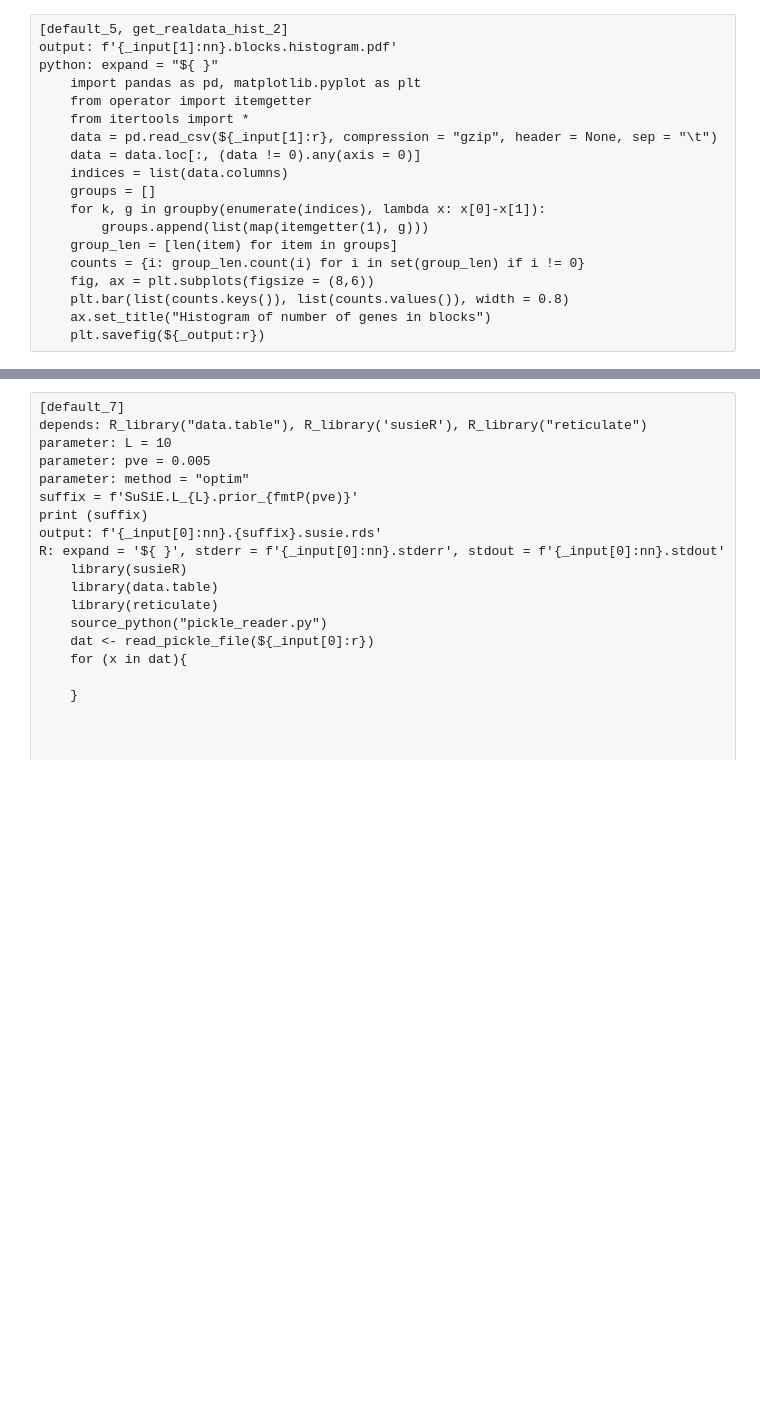
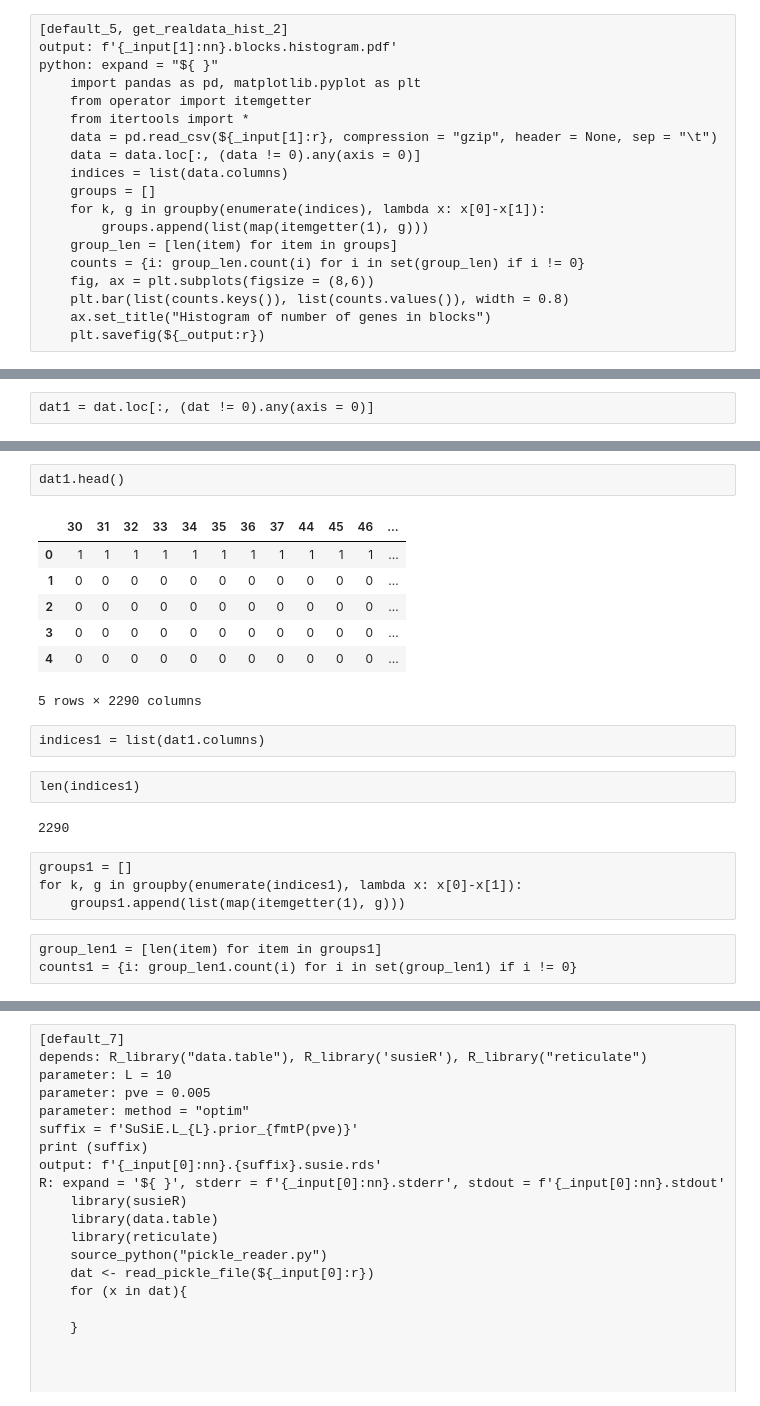
Before and after one commit to gaow/cnv-gene-mapping, a Jupyter notebook: dsc/20190717_workflow.ipynb, the cells around one changed output, grey strips where cells are left out. Saved outputs shown, nothing was run; the diff lists cells and outputs as text; blank space fills up the shorter version.

```diff
--- a/dsc/20190717_workflow.ipynb
+++ b/dsc/20190717_workflow.ipynb
@@ -123,0 +219,2 @@ python: expand = "${ }"
+# %%
+dat1 = dat.loc[:, (dat != 0).any(axis = 0)]
@@ -123,0 +225,23 @@ python: expand = "${ }"
+# %%
+dat1.head()
+# %% [output]
+|  | 30 | 31 | 32 | 33 | 34 | 35 | 36 | 37 | 44 | 45 | 46 | ... |
+| 0 | 1 | 1 | 1 | 1 | 1 | 1 | 1 | 1 | 1 | 1 | 1 | ... |
+| 1 | 0 | 0 | 0 | 0 | 0 | 0 | 0 | 0 | 0 | 0 | 0 | ... |
+| 2 | 0 | 0 | 0 | 0 | 0 | 0 | 0 | 0 | 0 | 0 | 0 | ... |
+| 3 | 0 | 0 | 0 | 0 | 0 | 0 | 0 | 0 | 0 | 0 | 0 | ... |
+| 4 | 0 | 0 | 0 | 0 | 0 | 0 | 0 | 0 | 0 | 0 | 0 | ... |
+5 rows × 2290 columns
+# %%
+indices1 = list(dat1.columns)
+# %%
+len(indices1)
+# %% [output]
+2290
+# %%
+groups1 = []
+for k, g in groupby(enumerate(indices1), lambda x: x[0]-x[1]):
+    groups1.append(list(map(itemgetter(1), g)))
+# %%
+group_len1 = [len(item) for item in groups1]
+counts1 = {i: group_len1.count(i) for i in set(group_len1) if i != 0}
```
Also changed, not shown: parts of 23 cells of this notebook.
